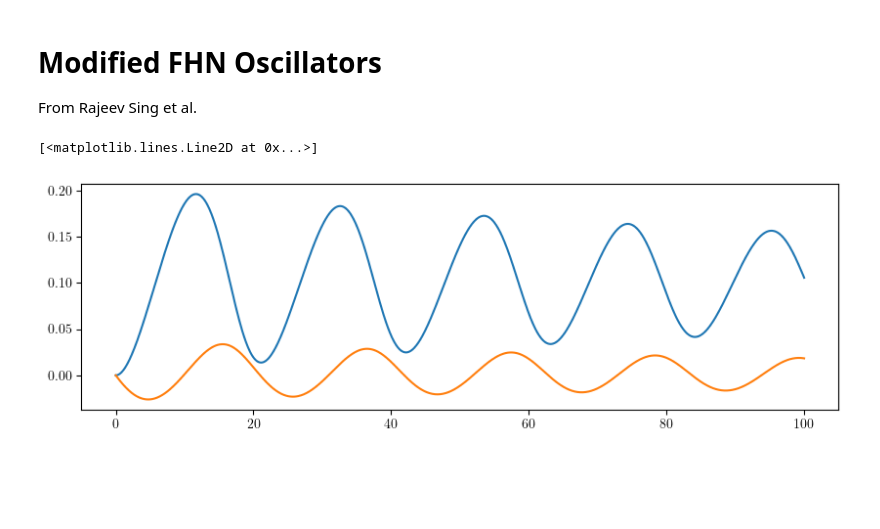
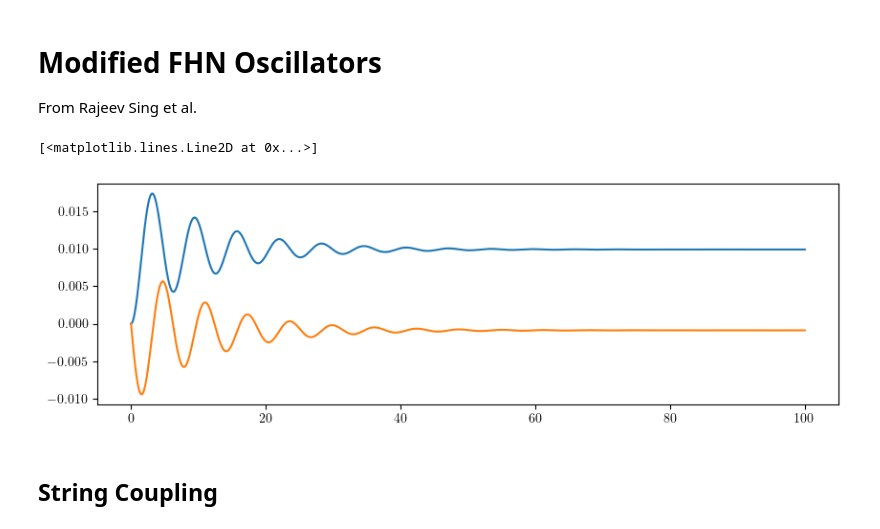
Before and after one commit to akshaysanjeevk/FHN-Relaxed-Oscillators, a Jupyter notebook: FHNs.ipynb, the cells around one changed output. Saved outputs shown, nothing was run; the diff lists cells and outputs as text; code cells hidden in the pictures; blank space fills up the shorter version.

```diff
--- a/FHNs.ipynb
+++ b/FHNs.ipynb
@@ -71,22 +71,24 @@ From Rajeev Sing et al.
 # %%
 %run FHN_functions.py
 a = .1
 e = .1
-k = 1 #damping
+k = 10 #damping
 b = .1
 
 t = np.linspace(0, 100, 1000)
 
 state0 = [0.0, 0.0]
 FHN2sol = spy.odeint(FHN2, state0, t, args=(a, e, k, b))
 
 u, v  = FHN2sol.T[0, :], FHN2sol.T[1, :]
 plt.figure(figsize=(10, 3))
 plt.plot(t, u)
 plt.plot(t, v)
 # %% [output]
 [<matplotlib.lines.Line2D at 0x...>]
-[figure, old version]
+[figure, new version]
+# %% [markdown]
+## String Coupling
 # %%
 a = 0
 e = .1
```
Also changed, not shown: parts of 7 cells of this notebook, 1 other file.
